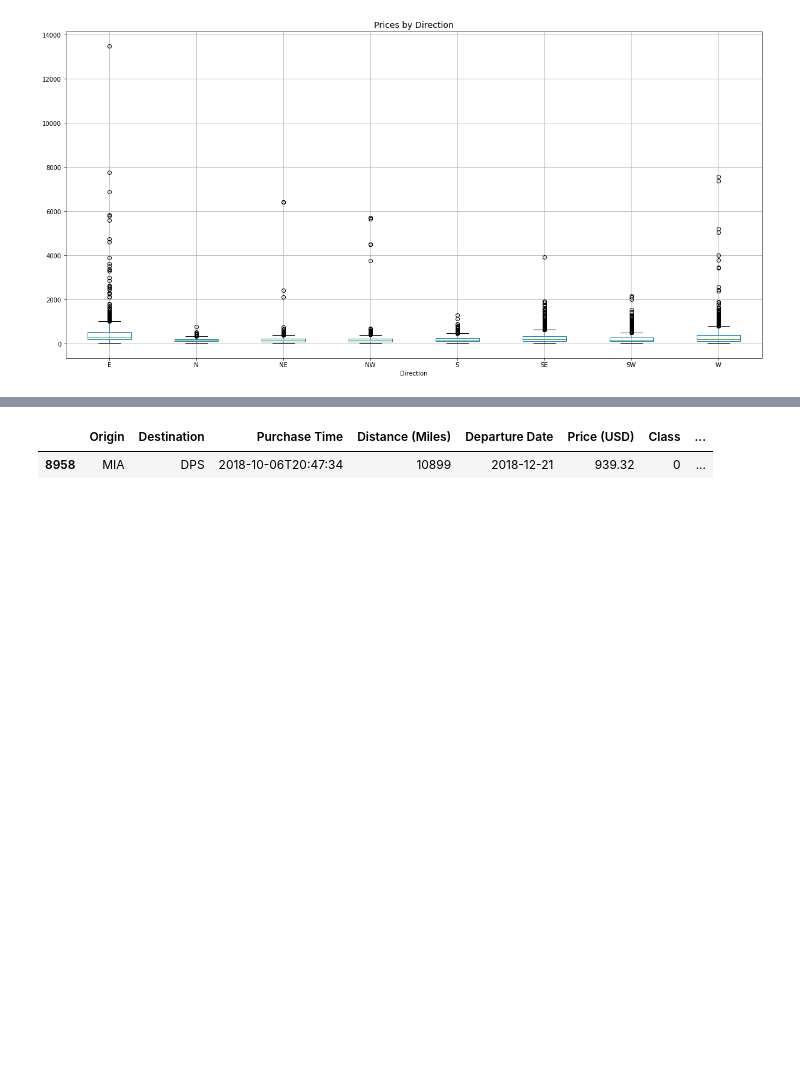
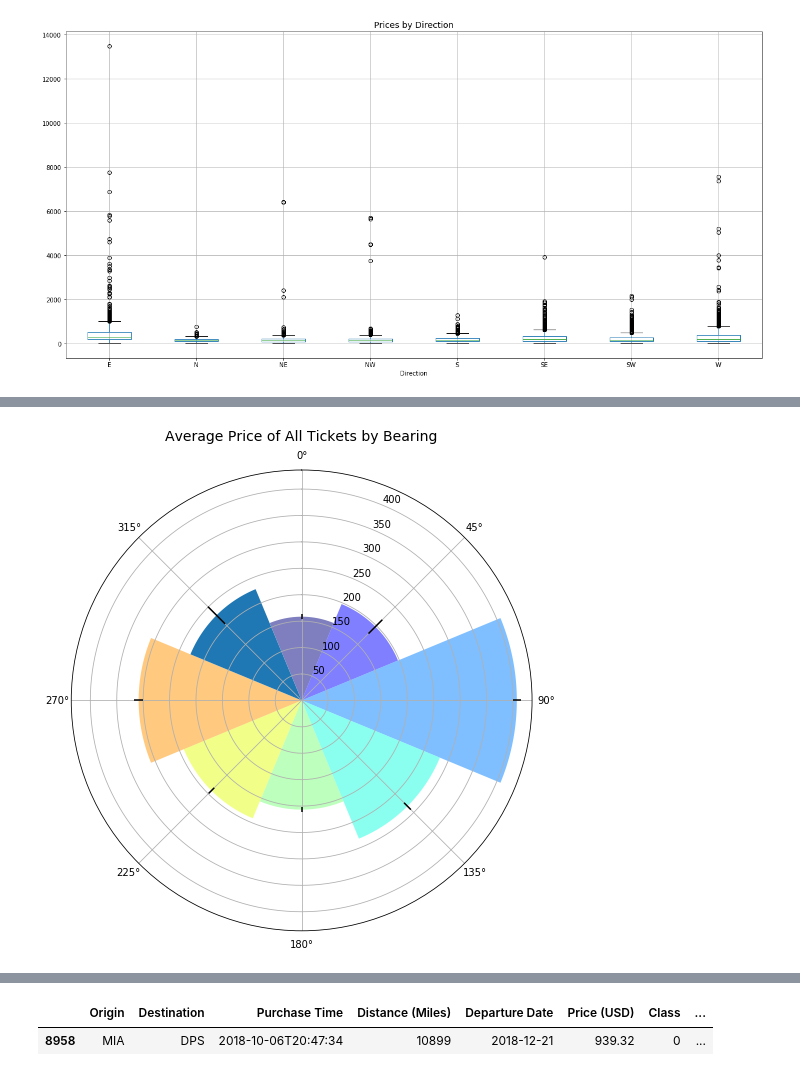
Before and after one commit to ajbinkley/project-one, a Jupyter notebook: Cardinal Directions.ipynb, the cells around one changed output, grey strips where cells are left out. Drawn from its saved outputs; the diff is of its cells as text; code cells hidden in the pictures; blank space fills up the shorter version.

```diff
--- a/Cardinal Directions.ipynb
+++ b/Cardinal Directions.ipynb
@@ -289,0 +293,25 @@ plt.savefig('Figures/Avg Flight Length by Direction.png')
+# %%
+# Visualize all flight data in Polar Plot
+fig=plt.figure(figsize=(8,8))
+ax=fig.add_axes([0.1,0.1,0.8,0.8],polar=True)
+ax.set_theta_zero_location("N")
+ax.set_theta_direction(-1)
+cardinalindex=range(7)
+ax.set_title('Average Price of All Tickets by Bearing',fontsize=14)
+
+theta=np.arange(0,2*math.pi,2*math.pi/8)
+priceradii=list(priceavgs['Price (USD)'])
+pricesem=list(pricesems['Price (USD)'])
+# distanceradii=list(priceavgs['Distance (Miles)']/10)
+pricewidth=math.pi/4
+# distancewidth=math.pi/8
+bars=ax.bar(theta,priceradii,width=pricewidth,bottom=0.0,yerr=pricesem)
+# bars=ax.bar(theta,distanceradii,width=distancewidth,bottom=0.0)
+for ci,bar in zip(cardinalindex,bars):
+    bar.set_facecolor(cm.jet(ci/8.))
+    bar.set_alpha(0.5)
+
+plt.savefig('Figures/Average Price by Bearing.png',bbox_inches='tight')
+fig.show()
+# %% [output]
+[figure, added]
```
Also changed, not shown: parts of 10 cells of this notebook.
